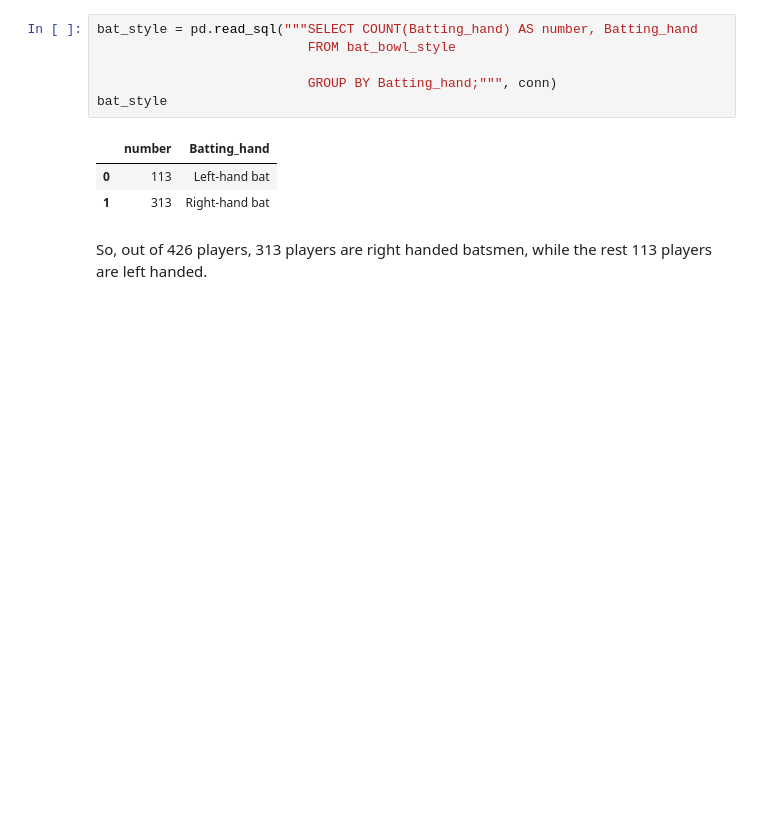
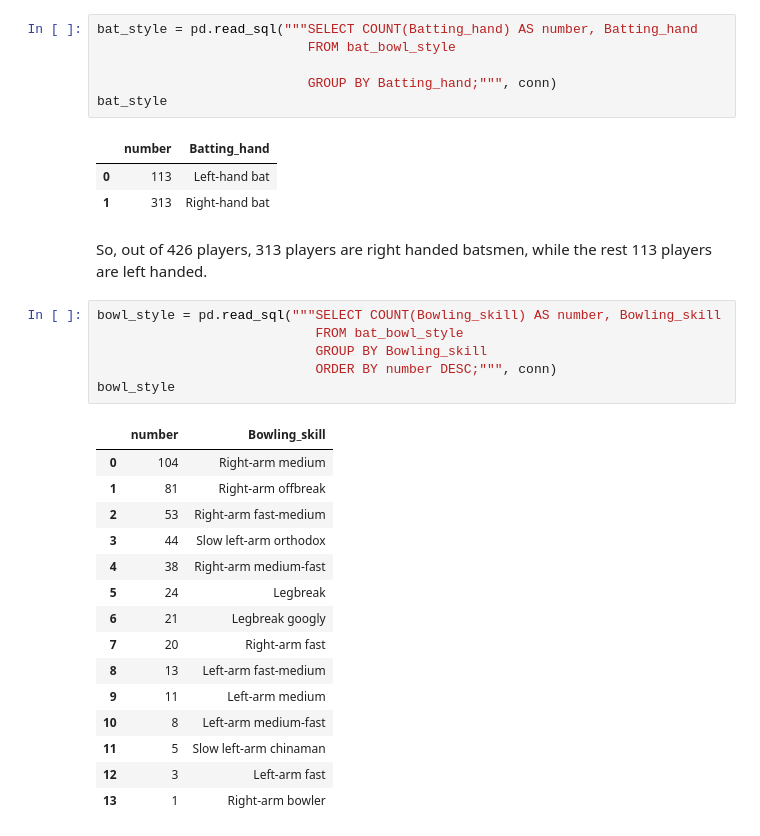
Before and after one commit to crypticrk/IPL-Data-Analysis, a Jupyter notebook: IPL Data Analysis.ipynb, the cells around one changed output. Saved outputs shown, nothing was run; the diff lists cells and outputs as text; blank space fills up the shorter version.

```diff
--- a/IPL Data Analysis.ipynb
+++ b/IPL Data Analysis.ipynb
@@ -263,3 +263,25 @@ bat_style
 | 1 | 313 | Right-hand bat |
 # %% [markdown]
 So, out of 426 players, 313 players are right handed batsmen, while the rest 113 players are left handed.
+# %%
+bowl_style = pd.read_sql("""SELECT COUNT(Bowling_skill) AS number, Bowling_skill
+                            FROM bat_bowl_style
+                            GROUP BY Bowling_skill
+                            ORDER BY number DESC;""", conn)
+bowl_style
+# %% [output]
+|  | number | Bowling_skill |
+| 0 | 104 | Right-arm medium |
+| 1 | 81 | Right-arm offbreak |
+| 2 | 53 | Right-arm fast-medium |
+| 3 | 44 | Slow left-arm orthodox |
+| 4 | 38 | Right-arm medium-fast |
+| 5 | 24 | Legbreak |
+| 6 | 21 | Legbreak googly |
+| 7 | 20 | Right-arm fast |
+| 8 | 13 | Left-arm fast-medium |
+| 9 | 11 | Left-arm medium |
+| 10 | 8 | Left-arm medium-fast |
+| 11 | 5 | Slow left-arm chinaman |
+| 12 | 3 | Left-arm fast |
+| 13 | 1 | Right-arm bowler |
```
Also changed, not shown: parts of 4 cells of this notebook.
